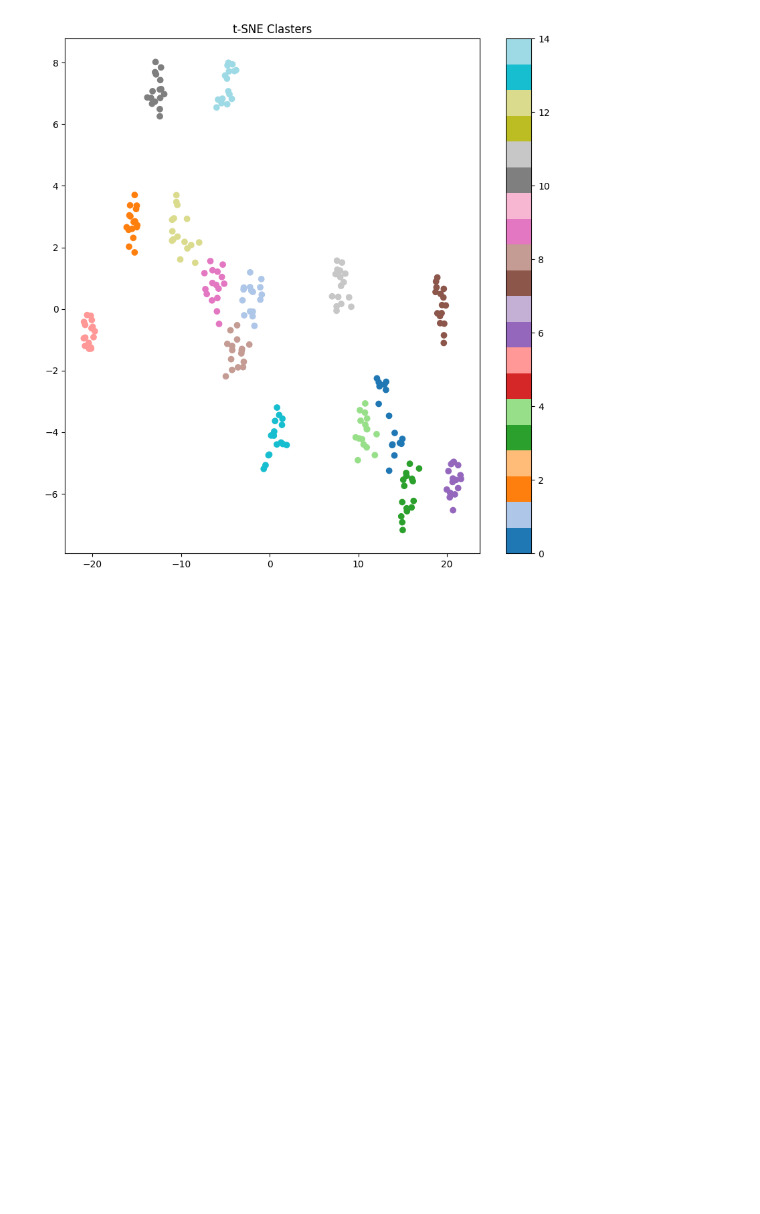
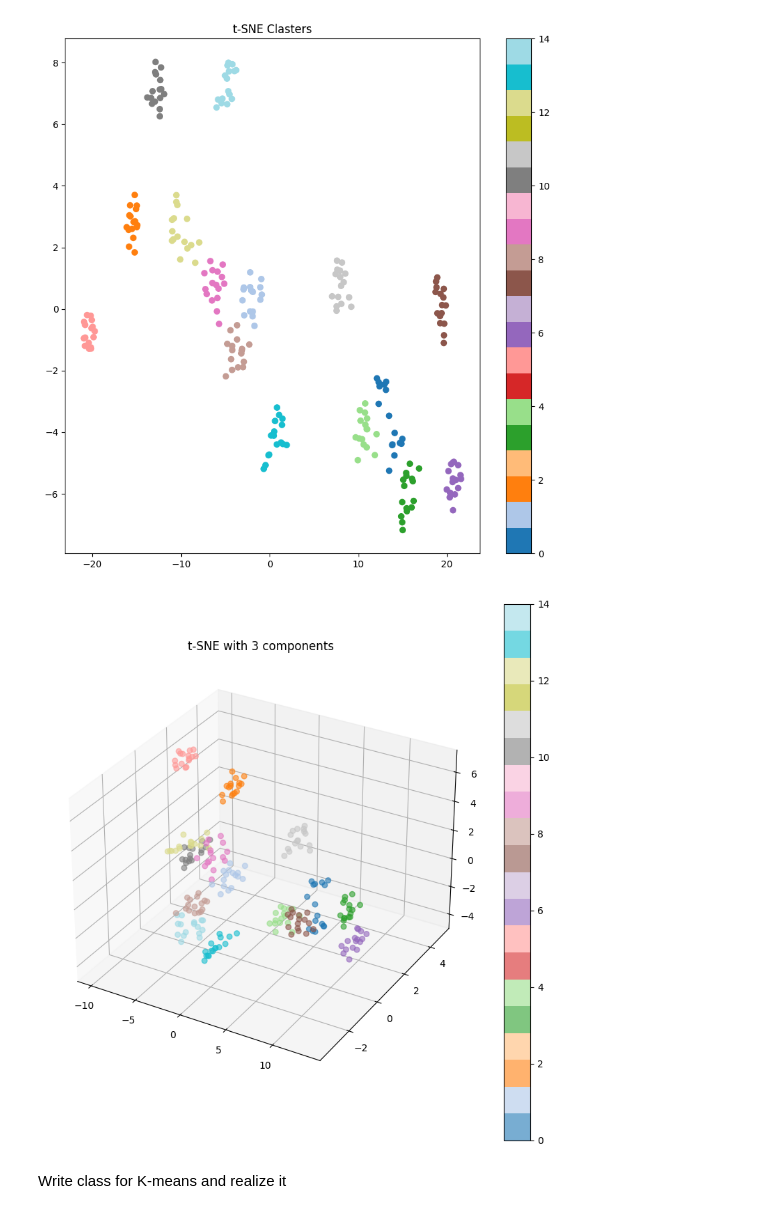
Before and after one commit to SergeyHSE/UnsupervisedLearning.github.io, a Jupyter notebook: UnsupervisedLearning.ipynb, the cells around one changed output. Cells and saved outputs as stored; diff of their text form; code cells hidden in the pictures; blank space fills up the shorter version.

```diff
--- a/UnsupervisedLearning.ipynb
+++ b/UnsupervisedLearning.ipynb
@@ -92,3 +92,24 @@ plt.colorbar()
 plt.show()
 # %% [output]
 [figure]
+# %%
+#On this figure we see more distance between clasters
+
+tsne_fit[0]
+
+tsne3 = TSNE(n_components=3, random_state=0)
+tsne_fit = tsne3.fit_transform(X)
+
+from mpl_toolkits.mplot3d import Axes3D
+
+fig = plt.figure(figsize=(10, 10), dpi=100)
+ax = fig.add_subplot(111, projection='3d')
+colormap = plt.get_cmap('tab20')
+scatter = ax.scatter(tsne_fit[:, 0], tsne_fit[:, 1], tsne_fit[:, 2], c=y, cmap=colormap, s=30, alpha=0.6)
+cbar = plt.colorbar(scatter)
+plt.title('t-SNE with 3 components')
+plt.show()
+# %% [output]
+[figure, added]
+# %% [markdown]
+Write class for K-means and realize it
```
